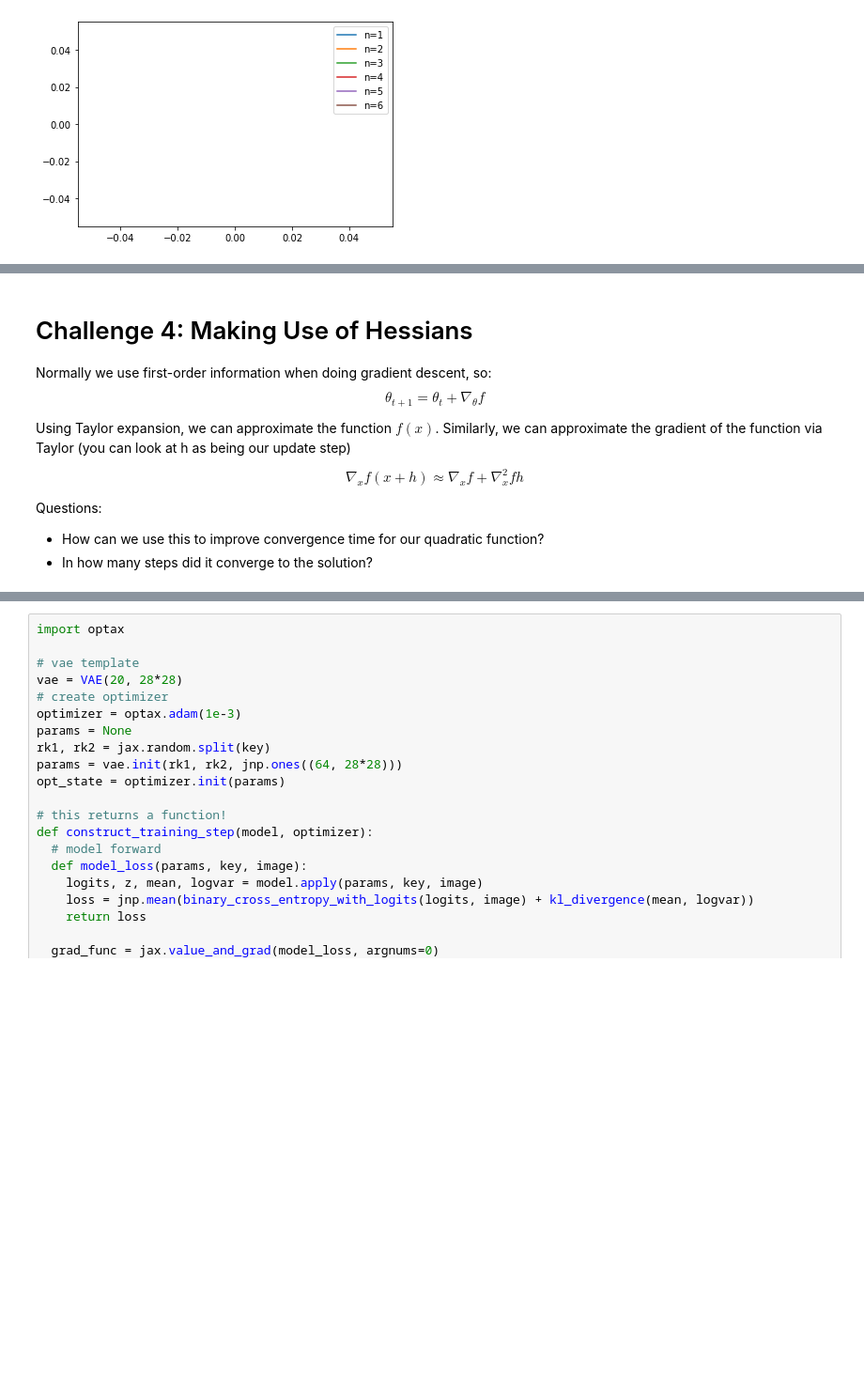
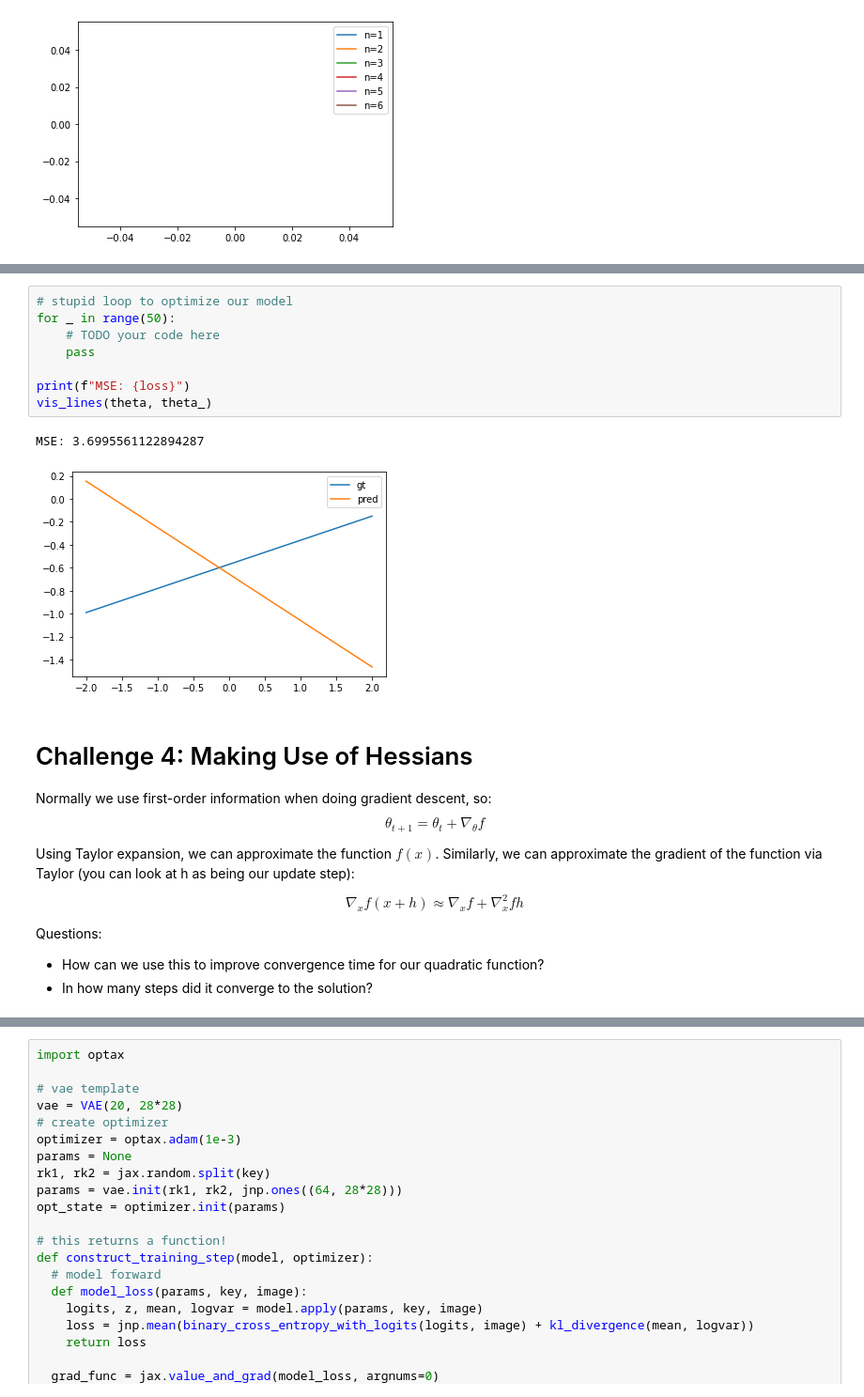
Before and after one commit to jimimvp/jax-tutorial, a Jupyter notebook: tutorial.ipynb, the cells around one changed output, grey strips where cells are left out. Shown at 94% size. Saved outputs shown, nothing was run; the diff lists cells and outputs as text; blank space fills up the shorter version.

```diff
--- a/tutorial.ipynb
+++ b/tutorial.ipynb
@@ -55,3 +105,14 @@ How would you make a stateful random number generator for JAX?
+# %%
+# stupid loop to optimize our model
+for _ in range(50):
+    # TODO your code here
+    pass
+
+print(f"MSE: {loss}")
+vis_lines(theta, theta_)
+# %% [output]
+MSE: 3.6995561122894287
+[figure, added]
 # %% [markdown]
 # Challenge 4: Making Use of Hessians
 
@@ -61,7 +122,7 @@ $$
 $$
 
 
-Using Taylor expansion, we can approximate the function $f(x)$. Similarly, we can approximate the gradient of the function via Taylor (you can look at h as being our update step)
+Using Taylor expansion, we can approximate the function $f(x)$. Similarly, we can approximate the gradient of the function via Taylor (you can look at h as being our update step):
 
 $$
 \nabla_x f(x+h) \approx \nabla_x f   + \nabla_x^2 f h
```
Also changed, not shown: parts of 18 cells of this notebook.
